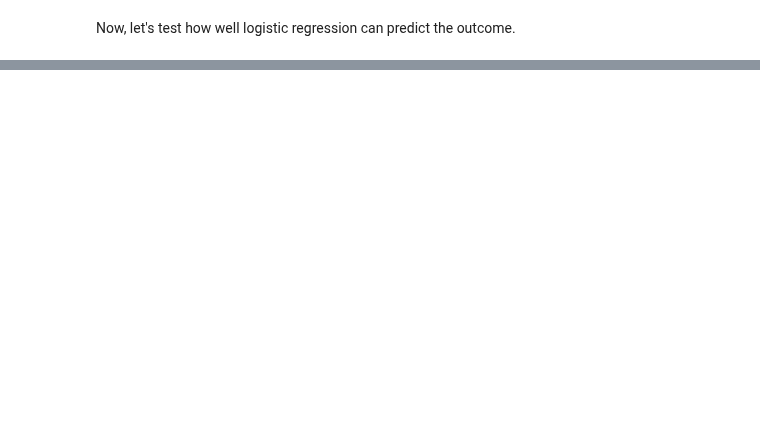
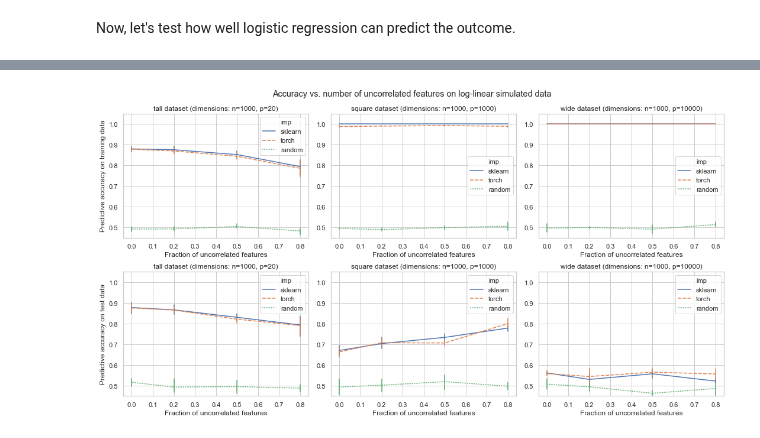
Before and after one commit to jjc2718/netreg, a Jupyter notebook: simdata/simulate_data_l1.ipynb, the cells around one changed output, grey strips where cells are left out. Cells and saved outputs as stored; diff of their text form; code cells hidden in the pictures; blank space fills up the shorter version.

Commit message:
add code to run simulated data feature correlation expts

```diff
--- a/simdata/simulate_data_l1.ipynb
+++ b/simdata/simulate_data_l1.ipynb
@@ -98,0 +221,32 @@ array([0, 0, 1, 0, 0, 1, 1, 0, 0, 1, 0, 0, 1, 0, 0, 0, 1, 1, 1, 0, 1, 0,
+# %%
+sns.set(style='whitegrid', rc={'figure.figsize': (15, 8)})
+fig, axarr = plt.subplots(2, 3)
+for ix, (dataset, (n, p)) in enumerate(dataset_sizes.items()):
+    ax1 = axarr[0, ix]
+    data_df = results_df[results_df['dataset'] == dataset]
+    sns.set_style('whitegrid')
+    sns.lineplot(data=data_df, x='uncorr_frac', y='train_acc', err_style='bars', style='imp', hue='imp', ax=ax1)
+    ax1.set_xlabel('Fraction of uncorrelated features')
+    ax1.set_ylim(0.45, 1.05)
+    if ix == 0:
+        ax1.set_ylabel('Predictive accuracy on training data')
+    else:
+        ax1.set_ylabel('')
+    ax1.set_title('{} dataset (dimensions: n={}, p={})'.format(dataset, n, p))
+    ax2 = axarr[1, ix]
+    data_df = results_df[results_df['dataset'] == dataset]
+    sns.set_style('whitegrid')
+    sns.lineplot(data=data_df, x='uncorr_frac', y='test_acc', err_style='bars', style='imp', hue='imp', ax=ax2)
+    ax2.set_xlabel('Fraction of uncorrelated features')
+    ax2.set_ylim(0.45, 1.05)
+    if ix == 0:
+        ax2.set_ylabel('Predictive accuracy on test data')
+    else:
+        ax2.set_ylabel('')
+    ax2.set_title('{} dataset (dimensions: n={}, p={})'.format(dataset, n, p))
+plt.tight_layout()
+fig.suptitle('Accuracy vs. number of uncorrelated features on log-linear simulated data')
+fig.subplots_adjust(top=0.91)
+plt.show()
+# %% [output]
+[figure, added]
```
Also changed, not shown: parts of 16 cells of this notebook, 1 other file.
